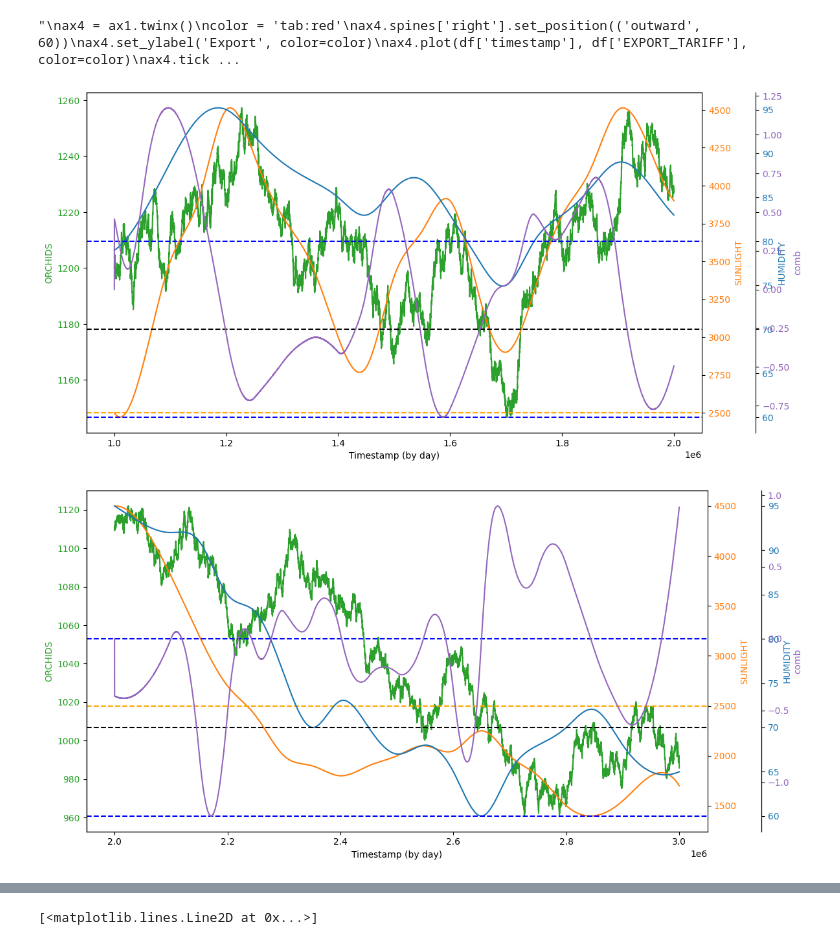
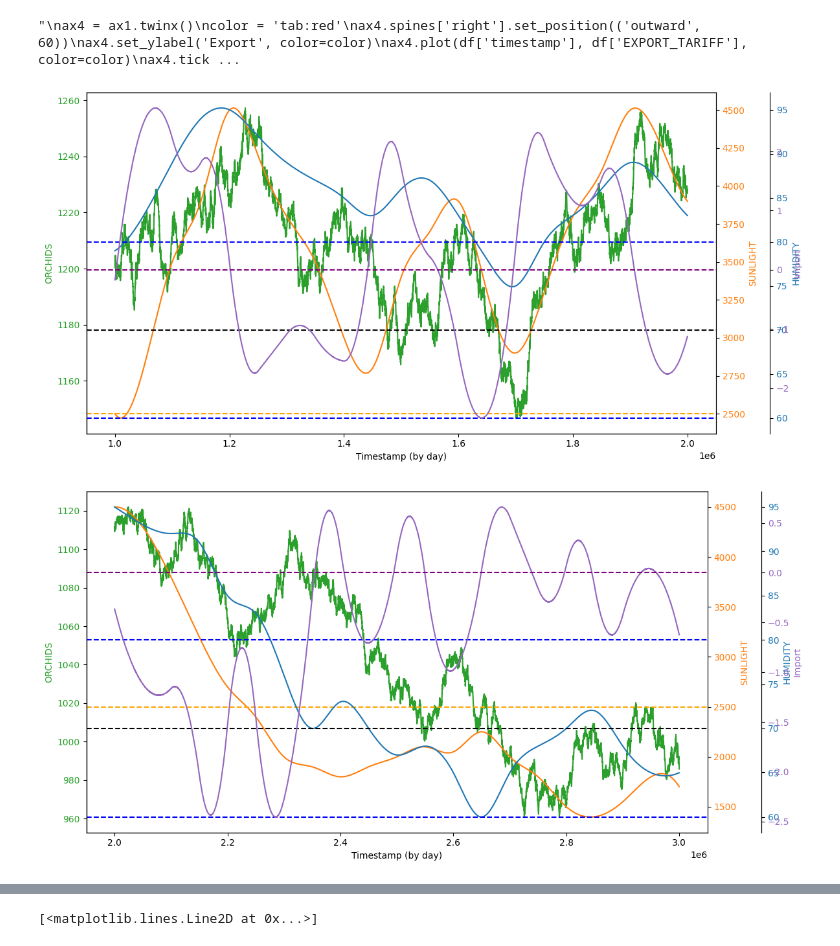
Before and after one commit to felixpoirier1/Prosperity, a Jupyter notebook: test.ipynb, the cells around one changed output, grey strips where cells are left out. Drawn from its saved outputs; the diff is of its cells as text; code cells hidden in the pictures.

```diff
--- a/test.ipynb
+++ b/test.ipynb
@@ -1916,10 +1916,10 @@ def humidity_delta(a, c, x):
 prod_df['new_sun'] = prod_df['SUNLIGHT'].diff()
 prod_df['new_hum'] = prod_df['HUMIDITY'].diff()
 
-part1 = 100*prod_df['HUMIDITY'].diff()*humidity_delta(1, 0.4, np.array(prod_df['HUMIDITY']))
-part2 = prod_df['SUNLIGHT'].diff()*sunlight_delta(1, 0.005, np.array(prod_df['SUNLIGHT']))
+part1 = 100*prod_df['HUMIDITY'].diff()
+part2 = prod_df['SUNLIGHT'].diff()
 # %%
 prod_df['comb'] = part1 + part2
-prod_df['comb'].iloc[0] = 0
-prod_df['comb'].iloc[10001] = 0
-prod_df['comb'].iloc[20002] = 0
+prod_df.loc[0, 'comb'] = np.nan
+prod_df.loc[10001, 'comb'] = np.nan
+prod_df.loc[20002, 'comb'] = np.nan
@@ -1966,7 +1948,7 @@ def plot_orchids_sunlight_humidity_combined(df):
     color = 'tab:green'
     ax1.set_xlabel('Timestamp (by day)')
     ax1.set_ylabel('ORCHIDS', color=color)
-    ax1.plot(df['timestamp'], df['ORCHIDS'], color=color)
+    ax1.plot(df['timestamp'], df['ORCHIDS'].shift(-1), color=color)
     ax1.tick_params(axis='y', labelcolor=color)
 
     ax2 = ax1.twinx()
@@ -1976,40 +1958,41 @@ def plot_orchids_sunlight_humidity_combined(df):
     ax2.tick_params(axis='y', labelcolor=color)
 
     ax3 = ax1.twinx()
     color = 'tab:blue'
     ax3.spines['right'].set_position(('outward', 60))
     ax3.set_ylabel('HUMIDITY', color=color)
     ax3.plot(df['timestamp'], df['HUMIDITY'], color=color)
     ax3.tick_params(axis='y', labelcolor=color)
 
     ax4 = ax1.twinx()
     color = 'tab:purple'
     ax4.spines['right'].set_position(('outward', 60))
-    ax4.set_ylabel('comb', color=color)
+    ax4.set_ylabel('Import', color=color)
     ax4.plot(df['timestamp'], df['comb'], color=color)
     ax4.tick_params(axis='y', labelcolor=color)
 
+    ax4.axhline(0, color='purple', linestyle='--')
     ax3.axhline(60, color='blue', linestyle='--')
     ax3.axhline(70, color='black', linestyle='--')
     ax3.axhline(80, color='blue', linestyle='--')
     ax2.axhline(2500, color='orange', linestyle='--')
 
     #ax1.axvline(1_000_000, color='blue', linestyle='--', label='Day -1')
     #ax1.axvline(2_000_100, color='green', linestyle='--', label='Day 0')
     #ax1.axvline(3_000_200, color='blue', linestyle='--', label='Day 1')
     # ax1.legend(loc='upper left')
 
     # Adjust the layout and display the plot
     fig.tight_layout()
     plt.show()
 
-plot_orchids_sunlight_humidity_combined(prod_df.iloc[:10001])
+plot_orchids_sunlight_humidity_combined(prod_df.iloc[0:10001])
 # %% [output]
-[figure, old version]
+[figure, new version]
 # %%
 plot_orchids_sunlight_humidity_combined(prod_df.iloc[10001:20002])
 # %% [output]
-[figure, old version]
+[figure, new version]
 # %%
 plot_orchids_sunlight_humidity_combined(prod_df.iloc[20002:])
 # %% [output]
```
Also changed, not shown: parts of 24 cells of this notebook, 2 other files.
